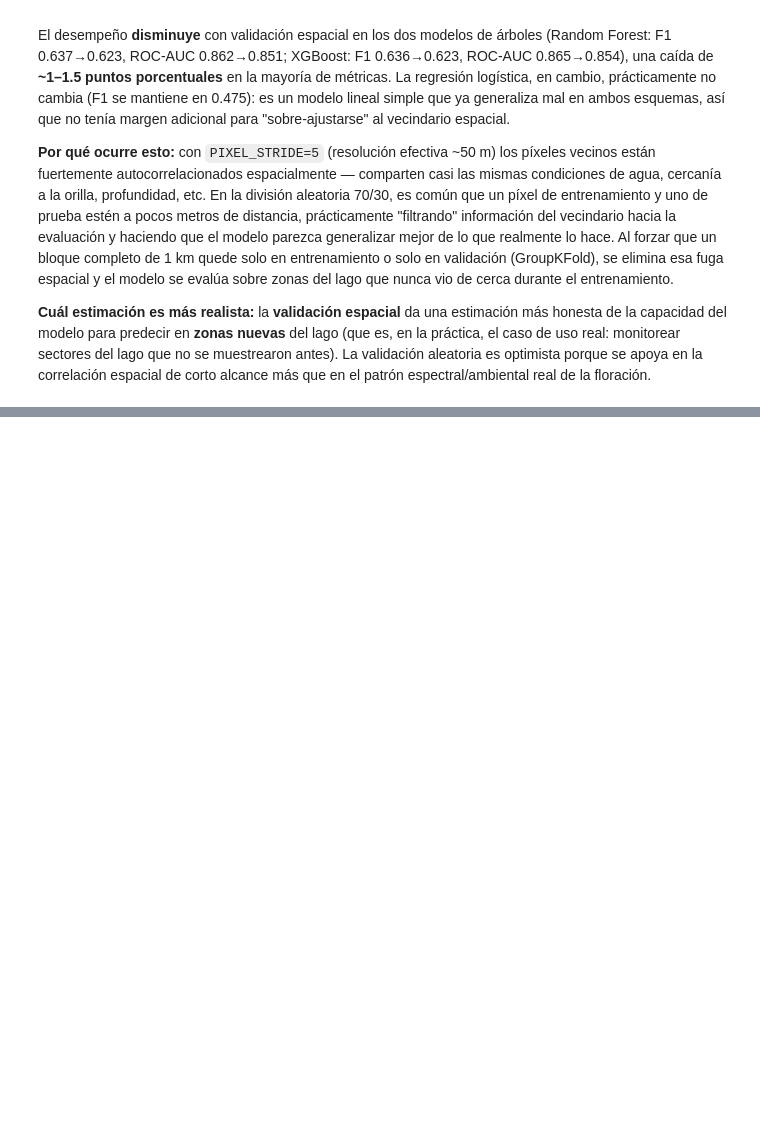
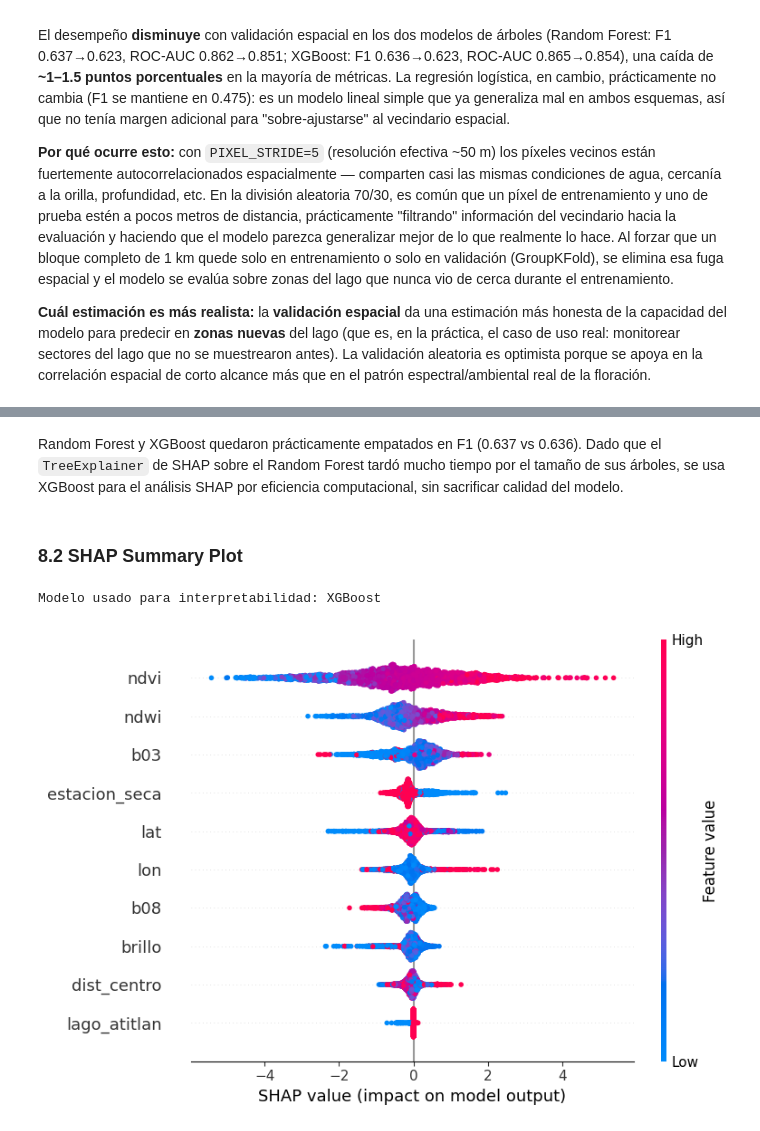
Before and after one commit to Ikeel04/Labs-DS, a Jupyter notebook: Lab4/Laboratorio4_Parte2.ipynb, the cells around one changed output, grey strips where cells are left out. Drawn from its saved outputs; the diff is of its cells as text; code cells hidden in the pictures; blank space fills up the shorter version.

```diff
--- a/Lab4/Laboratorio4_Parte2.ipynb
+++ b/Lab4/Laboratorio4_Parte2.ipynb
@@ -1031,0 +1281,38 @@ El desempeño **disminuye** con validación espacial en los dos modelos de árbo
+# %% [markdown]
+Random Forest y XGBoost quedaron prácticamente empatados en F1 (0.637 vs 0.636). Dado
+que el `TreeExplainer` de SHAP sobre el Random Forest tardó mucho tiempo por el
+tamaño de sus árboles, se usa XGBoost para el análisis SHAP por eficiencia
+computacional, sin sacrificar calidad del modelo.
+# %% [markdown]
+### 8.2 SHAP Summary Plot
+# %%
+mejor_modelo_nombre = "XGBoost"
+mejor_modelo = modelos_finales[mejor_modelo_nombre]
+print("Modelo usado para interpretabilidad:", mejor_modelo_nombre)
+
+X_sample = X_test.sample(n=3000, random_state=42)
+
+if hasattr(mejor_modelo, "feature_importances_"):
+    explainer = shap.TreeExplainer(mejor_modelo)
+    shap_values = explainer.shap_values(X_sample)
+    if isinstance(shap_values, list):
+        shap_values = shap_values[1]  # clase 1 = alta presencia (SHAP viejo)
+    elif isinstance(shap_values, np.ndarray) and shap_values.ndim == 3:
+        shap_values = shap_values[:, :, 1]  # clase 1 = alta presencia (SHAP nuevo)
+else:
+    clf = mejor_modelo.named_steps["clf"]
+    scaler = mejor_modelo.named_steps["scaler"]
+    X_sample_scaled = pd.DataFrame(
+        scaler.transform(X_sample), columns=X_sample.columns, index=X_sample.index
+    )
+    explainer = shap.LinearExplainer(clf, X_sample_scaled)
+    shap_values = explainer.shap_values(X_sample_scaled)
+    X_sample = X_sample_scaled  # para graficar en la misma escala que usa el modelo
+
+shap.summary_plot(shap_values, X_sample, show=False)
+plt.tight_layout()
+plt.savefig("data/shap_summary_plot.png")
+plt.show()
+# %% [output]
+Modelo usado para interpretabilidad: XGBoost
+[figure, added]
```
Also changed, not shown: parts of 26 cells of this notebook, 1 other file.
